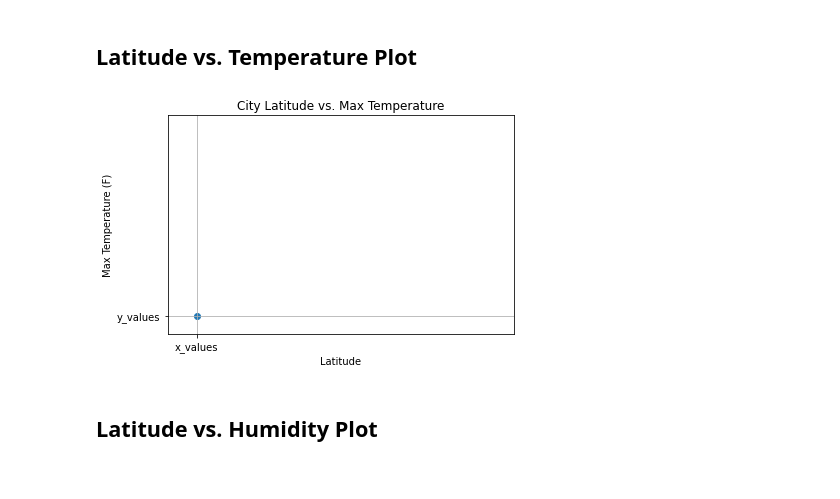
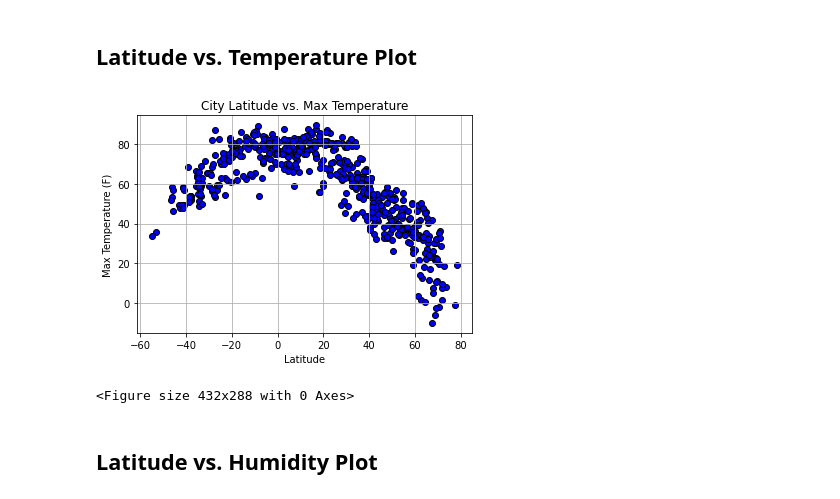
Before and after one commit to jcortez02/python_api_challenge, a Jupyter notebook: weather_py/WeatherPy.ipynb, the cells around one changed output. Saved outputs shown, nothing was run; the diff lists cells and outputs as text; code cells hidden in the pictures.

```diff
--- a/weather_py/WeatherPy.ipynb
+++ b/weather_py/WeatherPy.ipynb
@@ -206,22 +183,23 @@ TypeError: cannot do positional indexing on RangeIndex with these indexers [['La
 * Save the plotted figures as .pngs.
 # %% [markdown]
 ## Latitude vs. Temperature Plot
-# %%
-# Plot scatter plot
-x_values = weather_df['Latitude']
-y_values = weather_df['Temperature']
-plt.scatter('x_values','y_values')
-plt.title('City Latitude vs. Max Temperature')
-plt.xlabel('Latitude')
-plt.ylabel('Max Temperature (F)')
-plt.ylim(-10, 110)
-plt.xlim(-10, 110)
-plt.grid(which='major', linestyle='-')
-plt.grid(which='minor', linestyle=':')
-plt.tight_layout()
-plt.show()
-# %% [output]
-[figure, removed]
+# %%
+# Plot scatter plot
+plt.scatter(weather_df['Latitude'],weather_df['Temperature'],marker = "o", color = "blue",edgecolor = "black")
+plt.grid()
+plt.title('City Latitude vs. Max Temperature')
+plt.xlabel('Latitude')
+plt.ylabel('Max Temperature (F)')
+plt.show()
+plt.savefig('/Users/jacobcortez/Documents/GitHub/DS_Repos/HW_Repo/python_api_challenge/weather_py/Images/lat_temp.png')
+
+
+### The closer to the latitude of 0, you get hotter.
+### The further away from the latitude of 0, you get colder.
+### The positive side (right side) of the latitiude appears to get significantly colder than the negative side.
+# %% [output]
+[figure, added]
+<Figure size 432x288 with 0 Axes>
 # %% [markdown]
 ## Latitude vs. Humidity Plot
 # %%
```
Also changed, not shown: parts of 19 cells of this notebook, 5 other files.
